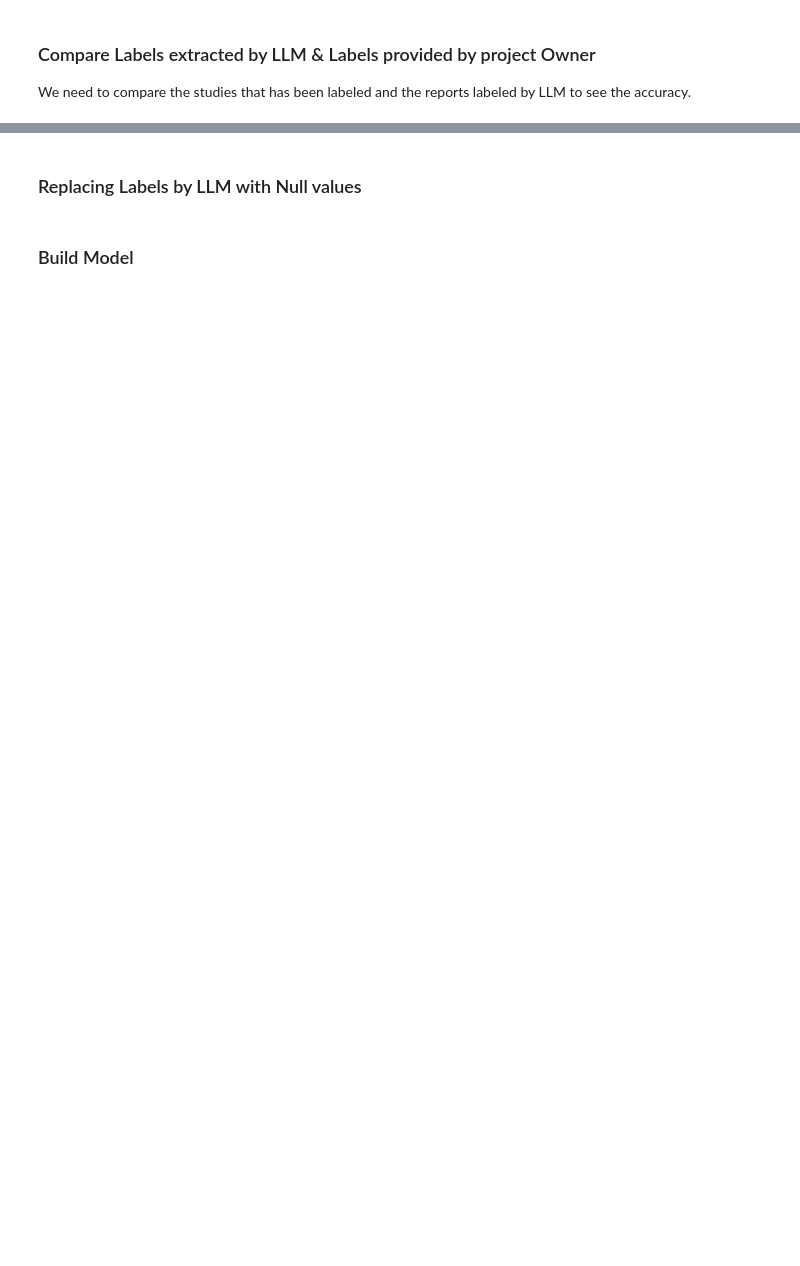
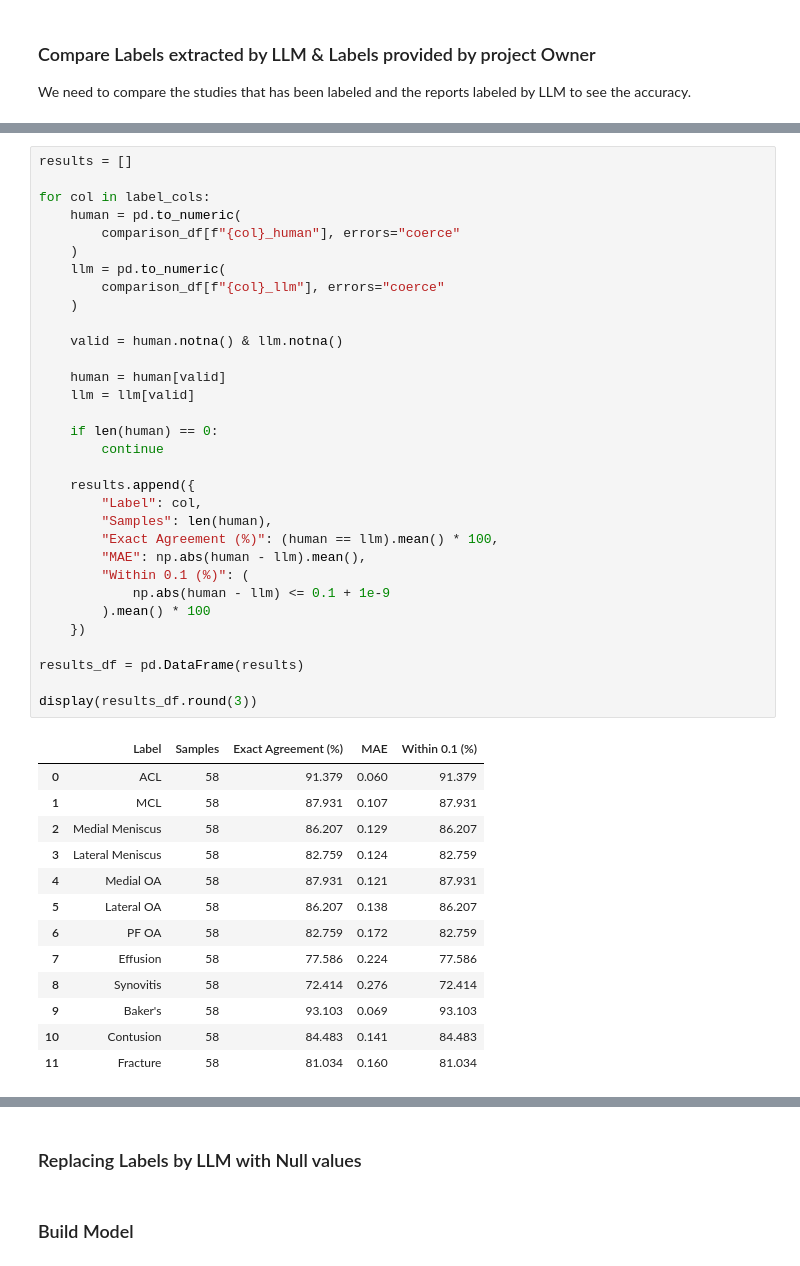
Before and after one commit to NimaNIKOOKAR/RSNA_Knee_Abnormality_Detection, a Jupyter notebook: notebook/rsna_analysis.ipynb, the cells around one changed output, grey strips where cells are left out. Drawn from its saved outputs; the diff is of its cells as text; blank space fills up the shorter version.

```diff
--- a/notebook/rsna_analysis.ipynb
+++ b/notebook/rsna_analysis.ipynb
@@ -539,0 +616,46 @@ We need to compare the studies that has been labeled and the reports labeled by
+# %%
+results = []
+
+for col in label_cols:
+    human = pd.to_numeric(
+        comparison_df[f"{col}_human"], errors="coerce"
+    )
+    llm = pd.to_numeric(
+        comparison_df[f"{col}_llm"], errors="coerce"
+    )
+
+    valid = human.notna() & llm.notna()
+
+    human = human[valid]
+    llm = llm[valid]
+
+    if len(human) == 0:
+        continue
+
+    results.append({
+        "Label": col,
+        "Samples": len(human),
+        "Exact Agreement (%)": (human == llm).mean() * 100,
+        "MAE": np.abs(human - llm).mean(),
+        "Within 0.1 (%)": (
+            np.abs(human - llm) <= 0.1 + 1e-9
+        ).mean() * 100
+    })
+
+results_df = pd.DataFrame(results)
+
+display(results_df.round(3))
+# %% [output]
+|  | Label | Samples | Exact Agreement (%) | MAE | Within 0.1 (%) |
+| 0 | ACL | 58 | 91.379 | 0.060 | 91.379 |
+| 1 | MCL | 58 | 87.931 | 0.107 | 87.931 |
+| 2 | Medial Meniscus | 58 | 86.207 | 0.129 | 86.207 |
+| 3 | Lateral Meniscus | 58 | 82.759 | 0.124 | 82.759 |
+| 4 | Medial OA | 58 | 87.931 | 0.121 | 87.931 |
+| 5 | Lateral OA | 58 | 86.207 | 0.138 | 86.207 |
+| 6 | PF OA | 58 | 82.759 | 0.172 | 82.759 |
+| 7 | Effusion | 58 | 77.586 | 0.224 | 77.586 |
+| 8 | Synovitis | 58 | 72.414 | 0.276 | 72.414 |
+| 9 | Baker's | 58 | 93.103 | 0.069 | 93.103 |
+| 10 | Contusion | 58 | 84.483 | 0.141 | 84.483 |
+| 11 | Fracture | 58 | 81.034 | 0.160 | 81.034 |
```
Also changed, not shown: parts of 13 cells of this notebook.
